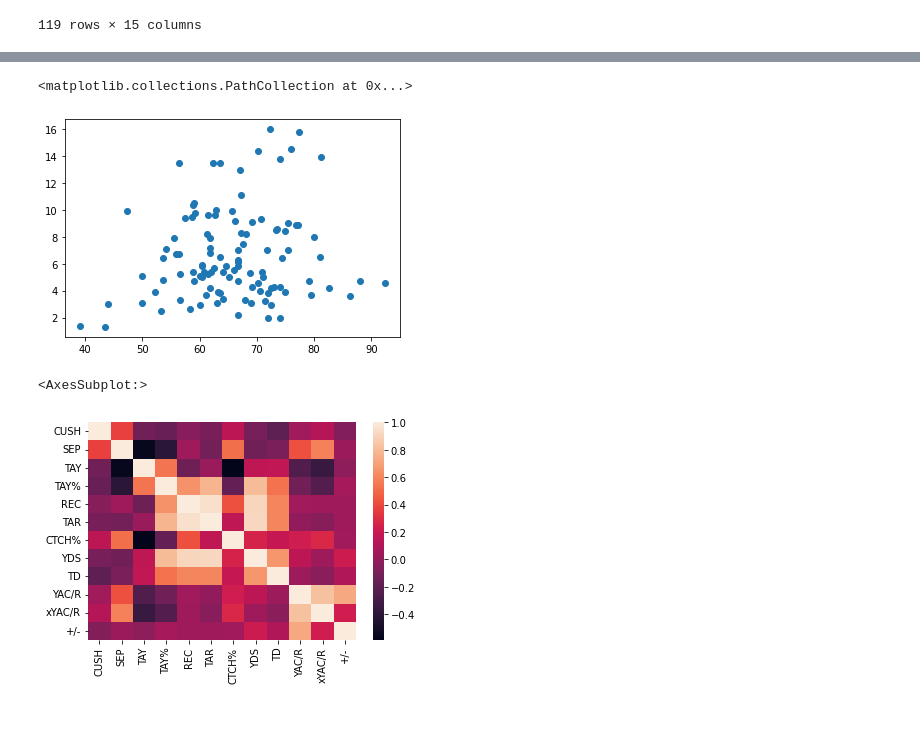
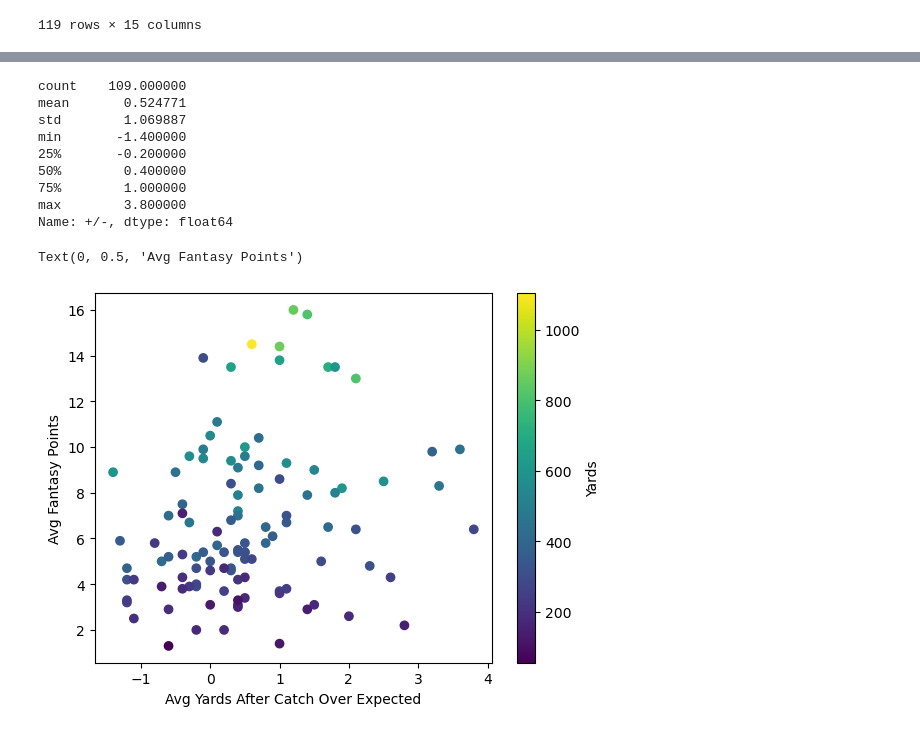
Before and after one commit to mattfunky/DSCI-470, a Jupyter notebook: rec_project.ipynb, the cells around one changed output, grey strips where cells are left out. Drawn from its saved outputs; the diff is of its cells as text; code cells hidden in the pictures.

```diff
--- a/rec_project.ipynb
+++ b/rec_project.ipynb
@@ -10,6 +20,6 @@ from sklearn.linear_model import LinearRegression
 # %%
-rec_stats = pd.read_csv("rec_stats/rec_stats.csv")
-with open('rec_stats/player_names.txt') as f:
+rec_stats = pd.read_csv("rec_stats.csv")
+with open('player_names.txt') as f:
     names = f.readlines()
 
 rec_stats = rec_stats.drop(['Unnamed: 14'], axis = 1)
@@ -40,5 +50,5 @@ stats = rec_stats.assign(player_name = names)
 # %%
-fantasy = pd.read_csv("rec_stats/rec_fantasy.tsv", sep="\t")
+fantasy = pd.read_csv("rec_fantasy.tsv", sep="\t")
 # %%
 fantasy
 # %% [output]
@@ -125,5 +238,18 @@ plt.scatter(all_stats['+/-'], all_stats['avg_points'])
 # %%
-plt.scatter(all_stats['CTCH%'], all_stats['avg_points'])
+print(all_stats['+/-'].describe())
+plt.scatter(all_stats['+/-'], all_stats['avg_points'], c = all_stats['YDS'])
+plt.colorbar(label = 'Yards')
+plt.xlabel('Avg Yards After Catch Over Expected')
+plt.ylabel('Avg Fantasy Points')
 # %% [output]
-<matplotlib.collections.PathCollection at 0x...>
+count    109.000000
+mean       0.524771
+std        1.069887
+min       -1.400000
+25%       -0.200000
+50%        0.400000
+75%        1.000000
+max        3.800000
+Name: +/-, dtype: float64
+Text(0, 0.5, 'Avg Fantasy Points')
-[figure, old version]
+[figure, new version]
@@ -134,5 +255,0 @@ new_stats = new_stats.drop(["Unnamed: 14"], axis = 1)
-# %%
-sn.heatmap(new_stats.corr())
-# %% [output]
-<AxesSubplot:>
-[figure, removed]
```
Also changed, not shown: parts of 60 cells of this notebook.
